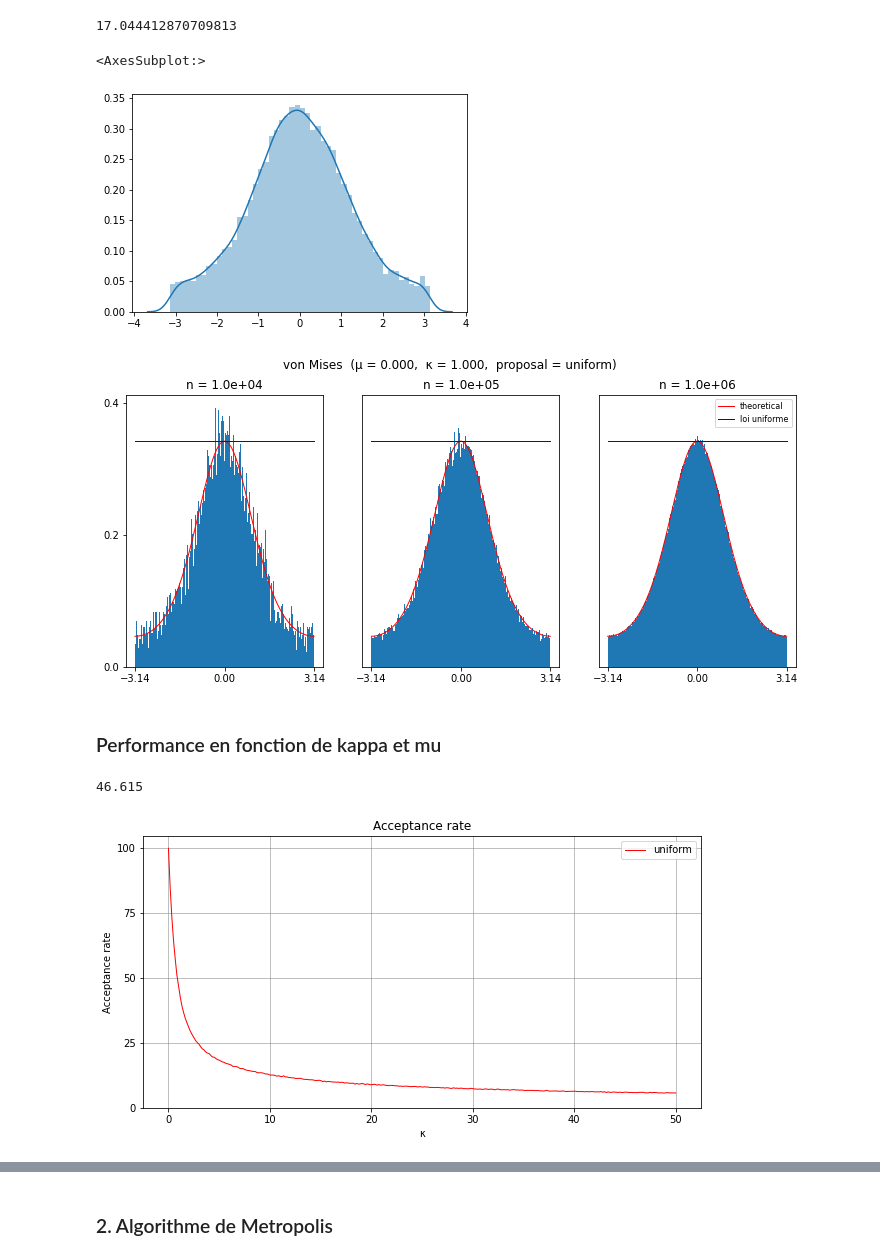
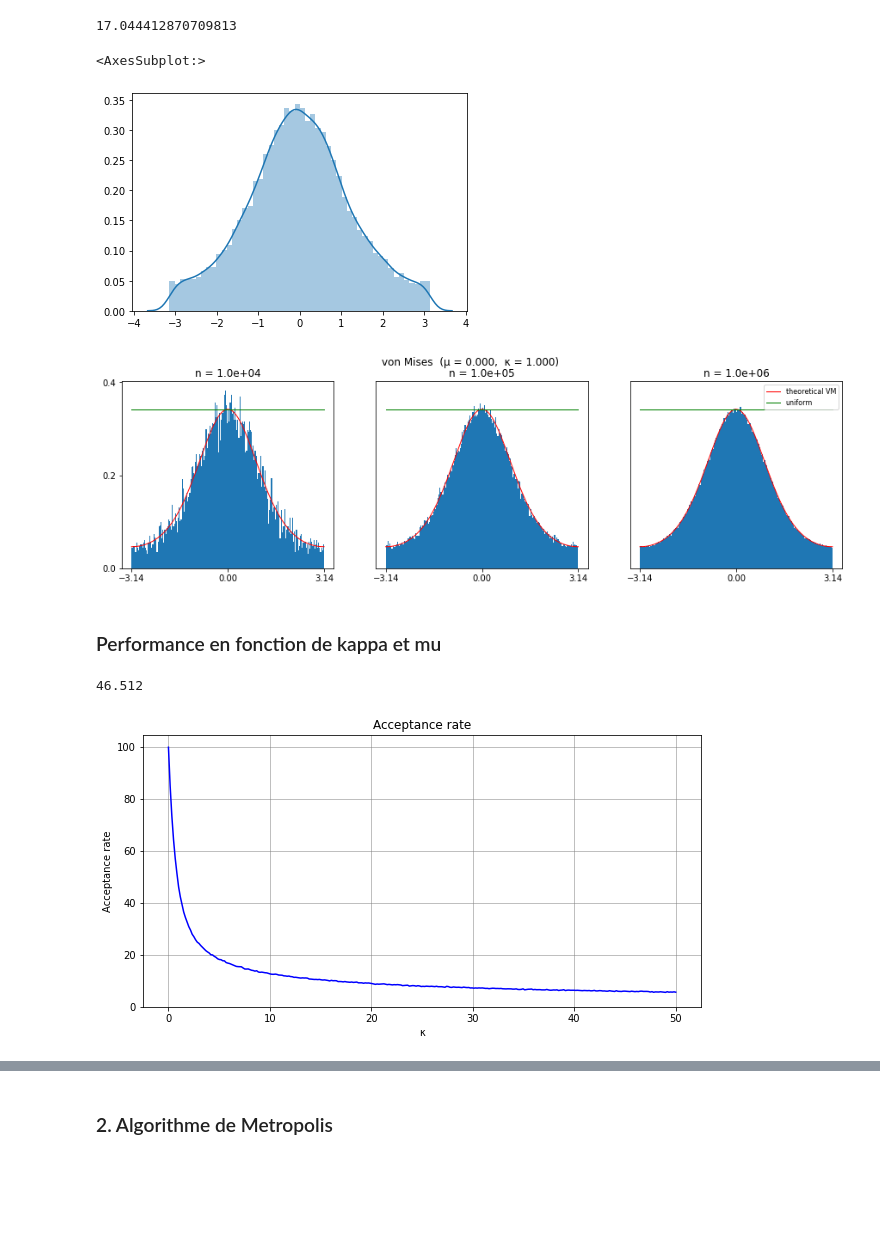
Before and after one commit to emanieluu/Projet_Monte_Carlo_ENSAE_2A_S2, a Jupyter notebook: Projet-Monte-Carlo.ipynb, the cells around one changed output, grey strips where cells are left out. Cells and saved outputs as stored; diff of their text form; code cells hidden in the pictures; blank space fills up the shorter version.

```diff
--- a/Projet-Monte-Carlo.ipynb
+++ b/Projet-Monte-Carlo.ipynb
@@ -31,13 +32,13 @@ v_von_mises_density = np.vectorize(von_mises_density)
 # %%
 y = np.linspace(-np.pi, np.pi)
 
-M = np.max(von_mises_density(y, mu=0, kappa=1)/v_unipi_density(y))
+M = np.max(v_von_mises_density(y, mu=0, kappa=1)/v_unipi_density(y))
 # %%
 M
 # %% [output]
 17.044412870709813
 # %%
-def von_mises_ra(M, mu=0, kappa=1):
+def von_mises_ra(M=M, mu=0, kappa=1):
     while True :
         x = gen_uni_pi()
         u = rd.random()
@@ -47,44 +48,46 @@ def von_mises_ra(M, mu=0, kappa=1):
 sns.distplot([von_mises_ra() for i in range(20000)])
 # %% [output]
 <AxesSubplot:>
-[figure, old version]
+[figure, new version]
 # %%
+# Parameters of the simulation
 n = [10_000, 100_000, 1_000_000]
-x = np.linspace(-np.pi, np.pi, 300)
 mu = 0
 kappa = 1
 
-fig, ax = plt.subplots(1, 3, figsize=(12, 5), sharey=True)
+# Plot 3 figures with different number of iterations of the simulation
+
+x = np.linspace(-np.pi, np.pi, 300)
+fig, ax = plt.subplots(1, 3, figsize=(15, 4), sharey=True)
 i = 0
 
-for val in n:
+for nb in n:
 
     M = np.max(v_von_mises_density(x, mu=0, kappa=1)/v_unipi_density(x))
 
-    res = [von_mises_ra(M,kappa,mu)[0] for i in range(val)]
+    res = [von_mises_ra(M,kappa,mu)[0] for i in range(nb)]
 
     ax[i].hist(res, bins=200, density=True)
 
-    ax[i].plot(x, vonmises.pdf(x, kappa, mu), 'r-', lw=1, label='theoretical')
+    ax[i].plot(x, vonmises.pdf(x, kappa, mu), 'r-', lw=1, label='theoretical VM')
 
-
-    ax[i].plot([-np.pi, np.pi], 2 * [vonmises.pdf(x, kappa, mu).max()], 'b-', lw=1, label='loi uniforme')
+    ax[i].plot([-np.pi, np.pi], 2*[vonmises.pdf(x, kappa, mu).max()], 'g-', lw=1, label='uniform')
 
     ax[i].set_ylim([0., None])
     ax[i].set_xticks([-3.14, 0., 3.14])
-    ax[i].title.set_text(f'n = {val:.1e}')
+    ax[i].title.set_text(f'n = {nb:.1e}')
 
     i += 1
 
 ax[0].locator_params(axis="y", nbins=4)
 ax[1].get_yaxis().set_visible(False)
 ax[2].get_yaxis().set_visible(False)
 
-fig.suptitle(f'von Mises  (\u03BC = {mu:.3f},  \u03BA = {kappa:.3f},  proposal = uniform)')
+fig.suptitle(f'von Mises  (\u03BC = {mu:.3f},  \u03BA = {kappa:.3f})')
 plt.legend(prop={'size': 8})
 plt.show()
 # %% [output]
-[figure, old version]
+[figure, new version]
 # %% [markdown]
 ### Performance en fonction de kappa et mu
 # %%
@@ -110,23 +99,22 @@ def von_mises_unif_acceptance(kappa=1., mu=0,  n=100_000):
     return 100 * von_mises.shape[0] / n
 # %%
-von_mises_unif_acceptance(kappa=1, n= 100000)
+acceptance_rate_ra_uniform(kappa=1, n= 100000)
 # %% [output]
-46.615
+46.512
 # %%
-# Plot
+# Plot acceptance rate as a function of kappa
 
 kappa = np.linspace(0, 50, 300)
 n = 100000
 
 fig, ax = plt.subplots(figsize=(10, 5))
-ax.plot(kappa, [von_mises_unif_acceptance(kappa=val, n=n) for val in kappa], 'r-', lw=1, label='uniform')
-ax.set_yticks([0, 25, 50, 75, 100])
+ax.plot(kappa, [acceptance_rate_ra_uniform(kappa=i, n=n) for i in kappa], 'b-')
+ax.set_yticks([0, 20, 40, 60, 80, 100])
 ax.grid(True, linewidth=0.5, color='grey', linestyle='-')
 ax.set_xlabel("\u03BA")
 ax.set_ylabel("Acceptance rate")
 ax.set_title("Acceptance rate")
-plt.legend()
 plt.show()
 # %% [output]
-[figure, old version]
+[figure, new version]
 # %%
```
Also changed, not shown: parts of 7 cells of this notebook.
